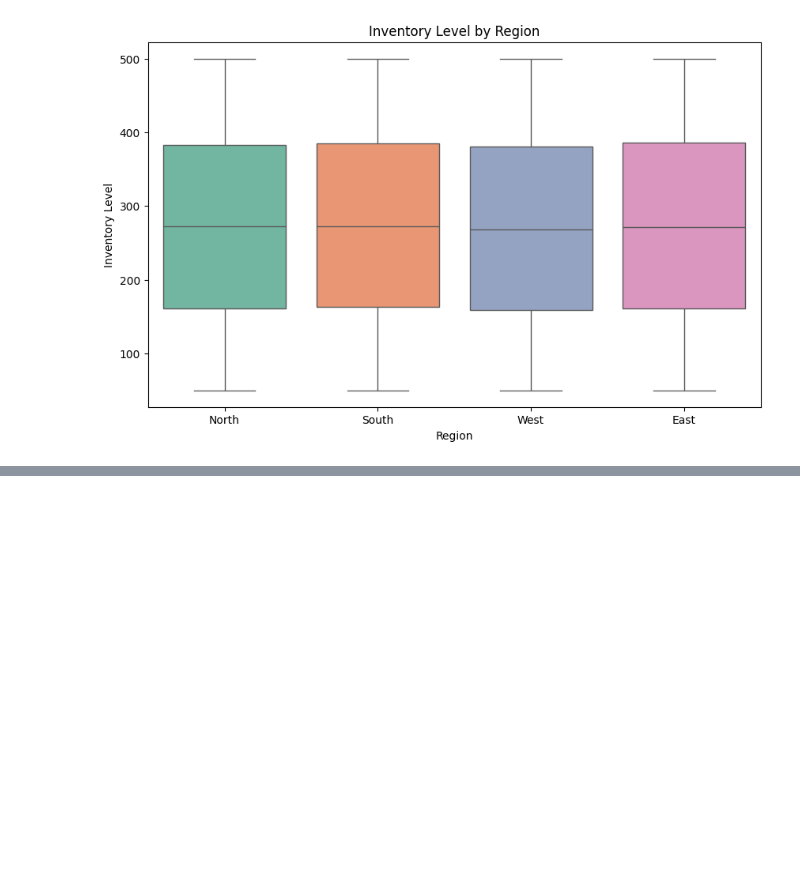
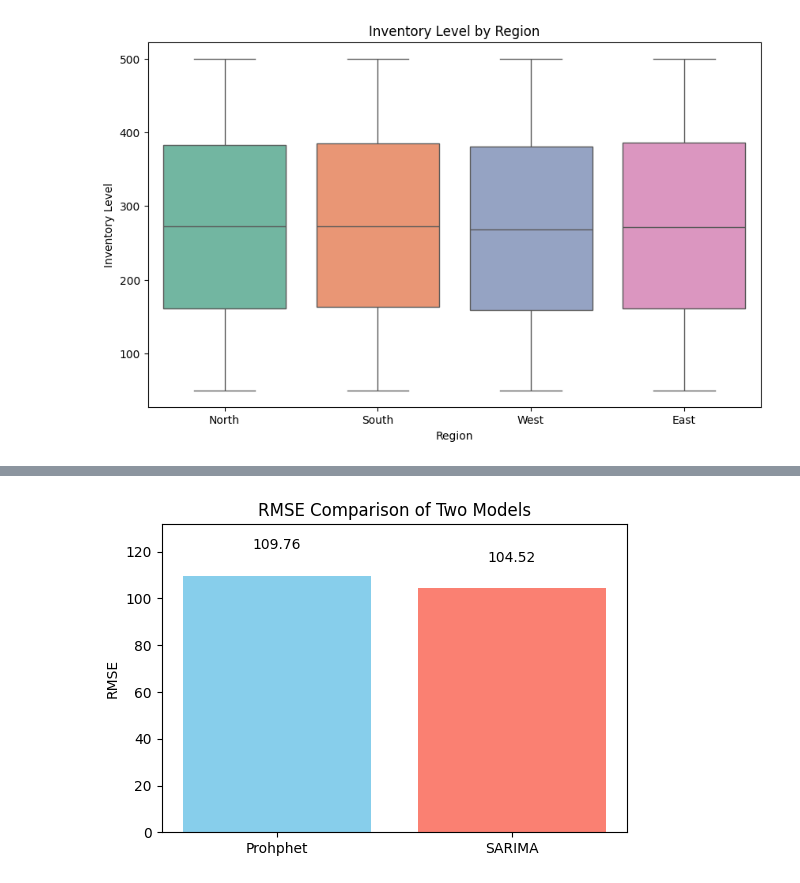
Before and after one commit to psmakol1/retail_store_inventory_forecast, a Jupyter notebook: capstone.ipynb, the cells around one changed output, grey strips where cells are left out. Drawn from its saved outputs; the diff is of its cells as text; code cells hidden in the pictures; blank space fills up the shorter version.

```diff
--- a/capstone.ipynb
+++ b/capstone.ipynb
@@ -188,0 +435,20 @@ plt.show()
+# %%
+# Compare between the models
+models = ['Prohphet', 'SARIMA']
+rmse_values = [rmse_prophet, rmse_sarima]
+# Plot bar chart
+plt.figure(figsize=(6,4))
+bars = plt.bar(models, rmse_values, color=['skyblue', 'salmon'])
+
+# Annotate values on top of bars
+for bar in bars:
+    yval = bar.get_height()
+    plt.text(bar.get_x() + bar.get_width()/2, yval + 10, f"{yval:.2f}",
+             ha='center', va='bottom', fontsize=10)
+
+plt.title('RMSE Comparison of Two Models')
+plt.ylabel('RMSE')
+plt.ylim(0, max(rmse_values) * 1.2)  # add extra headroom
+plt.show()
+# %% [output]
+[figure, added]
```
Also changed, not shown: parts of 16 cells of this notebook.
